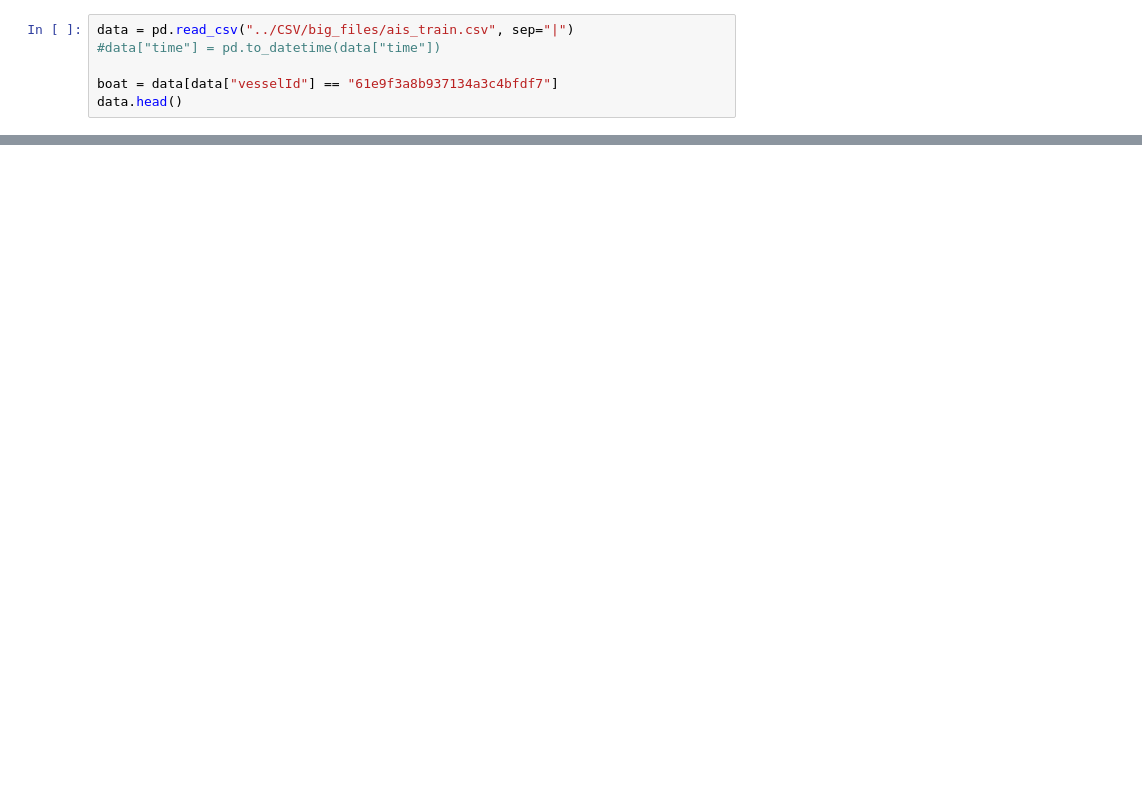
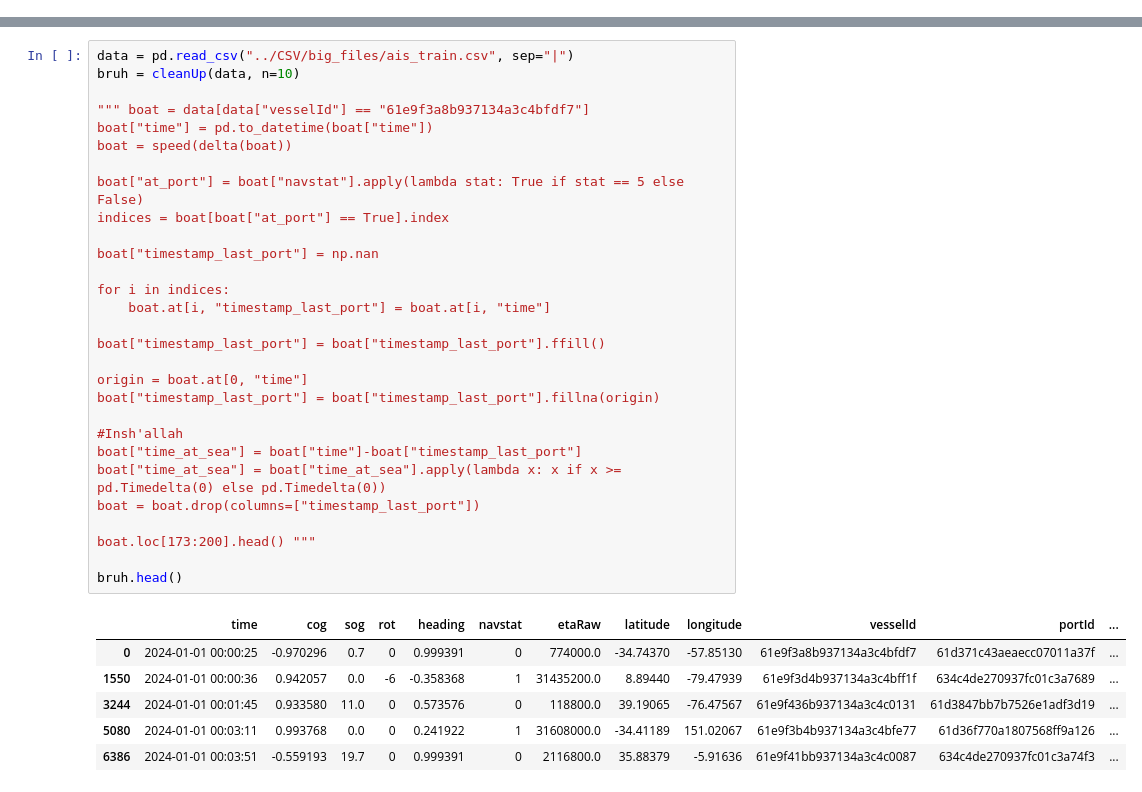
Before and after one commit to baconmoontwist/ML, a Jupyter notebook: rydding/testing.ipynb, the cells around one changed output, grey strips where cells are left out. Saved outputs shown, nothing was run; the diff lists cells and outputs as text; blank space fills up the shorter version.

```diff
--- a/rydding/testing.ipynb
+++ b/rydding/testing.ipynb
@@ -5,6 +7,0 @@ import matplotlib.pyplot as plt
-# %%
-data = pd.read_csv("../CSV/big_files/ais_train.csv", sep="|")
-#data["time"] = pd.to_datetime(data["time"])
-
-boat = data[data["vesselId"] == "61e9f3a8b937134a3c4bfdf7"]
-data.head()
@@ -24,3 +209,39 @@ cog.head()
+# %%
+data = pd.read_csv("../CSV/big_files/ais_train.csv", sep="|")
+bruh = cleanUp(data, n=10)
+
+""" boat = data[data["vesselId"] == "61e9f3a8b937134a3c4bfdf7"]
+boat["time"] = pd.to_datetime(boat["time"])
+boat = speed(delta(boat))
+
+boat["at_port"] = boat["navstat"].apply(lambda stat: True if stat == 5 else False)
+indices = boat[boat["at_port"] == True].index
+
+boat["timestamp_last_port"] = np.nan
+
+for i in indices:
+    boat.at[i, "timestamp_last_port"] = boat.at[i, "time"]
+
+boat["timestamp_last_port"] = boat["timestamp_last_port"].ffill()
+
+origin = boat.at[0, "time"]
+boat["timestamp_last_port"] = boat["timestamp_last_port"].fillna(origin)
+
+#Insh'allah
+boat["time_at_sea"] = boat["time"]-boat["timestamp_last_port"]
+boat["time_at_sea"] = boat["time_at_sea"].apply(lambda x: x if x >= pd.Timedelta(0) else pd.Timedelta(0))
+boat = boat.drop(columns=["timestamp_last_port"])
+
+boat.loc[173:200].head() """
+
+bruh.head()
+# %% [output]
+|  | time | cog | sog | rot | heading | navstat | etaRaw | latitude | longitude | vesselId | portId | ... |
+| 0 | 2024-01-01 00:00:25 | -0.970296 | 0.7 | 0 | 0.999391 | 0 | 774000.0 | -34.74370 | -57.85130 | 61e9f3a8b937134a3c4bfdf7 | 61d371c43aeaecc07011a37f | ... |
+| 1550 | 2024-01-01 00:00:36 | 0.942057 | 0.0 | -6 | -0.358368 | 1 | 31435200.0 | 8.89440 | -79.47939 | 61e9f3d4b937134a3c4bff1f | 634c4de270937fc01c3a7689 | ... |
+| 3244 | 2024-01-01 00:01:45 | 0.933580 | 11.0 | 0 | 0.573576 | 0 | 118800.0 | 39.19065 | -76.47567 | 61e9f436b937134a3c4c0131 | 61d3847bb7b7526e1adf3d19 | ... |
+| 5080 | 2024-01-01 00:03:11 | 0.993768 | 0.0 | 0 | 0.241922 | 1 | 31608000.0 | -34.41189 | 151.02067 | 61e9f3b4b937134a3c4bfe77 | 61d36f770a1807568ff9a126 | ... |
+| 6386 | 2024-01-01 00:03:51 | -0.559193 | 19.7 | 0 | 0.999391 | 0 | 2116800.0 | 35.88379 | -5.91636 | 61e9f41bb937134a3c4c0087 | 634c4de270937fc01c3a74f3 | ... |
 # %%
 from sklearn.model_selection import train_test_split
 from sklearn.linear_model import LinearRegression
```
Also changed, not shown: parts of 18 cells of this notebook.
